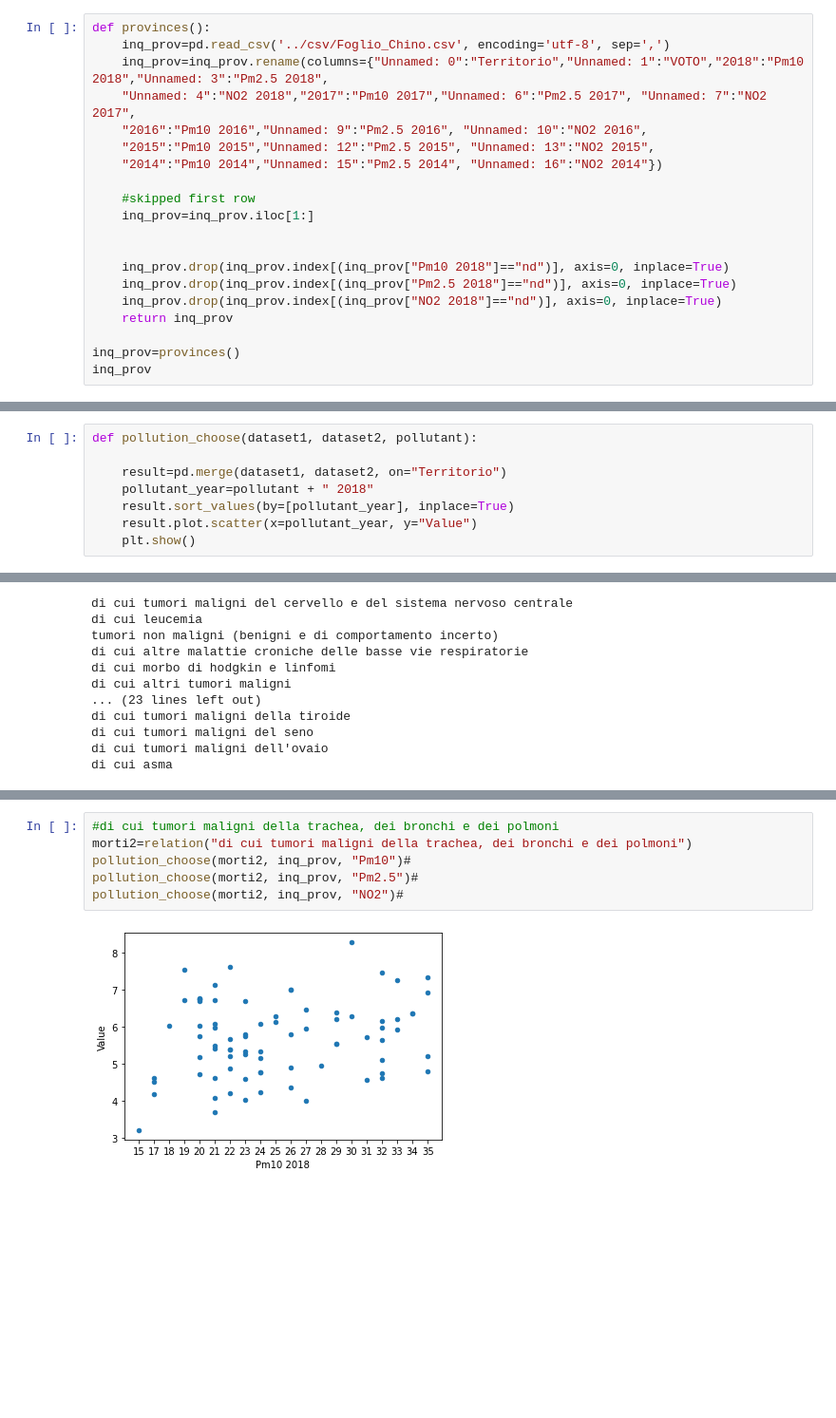
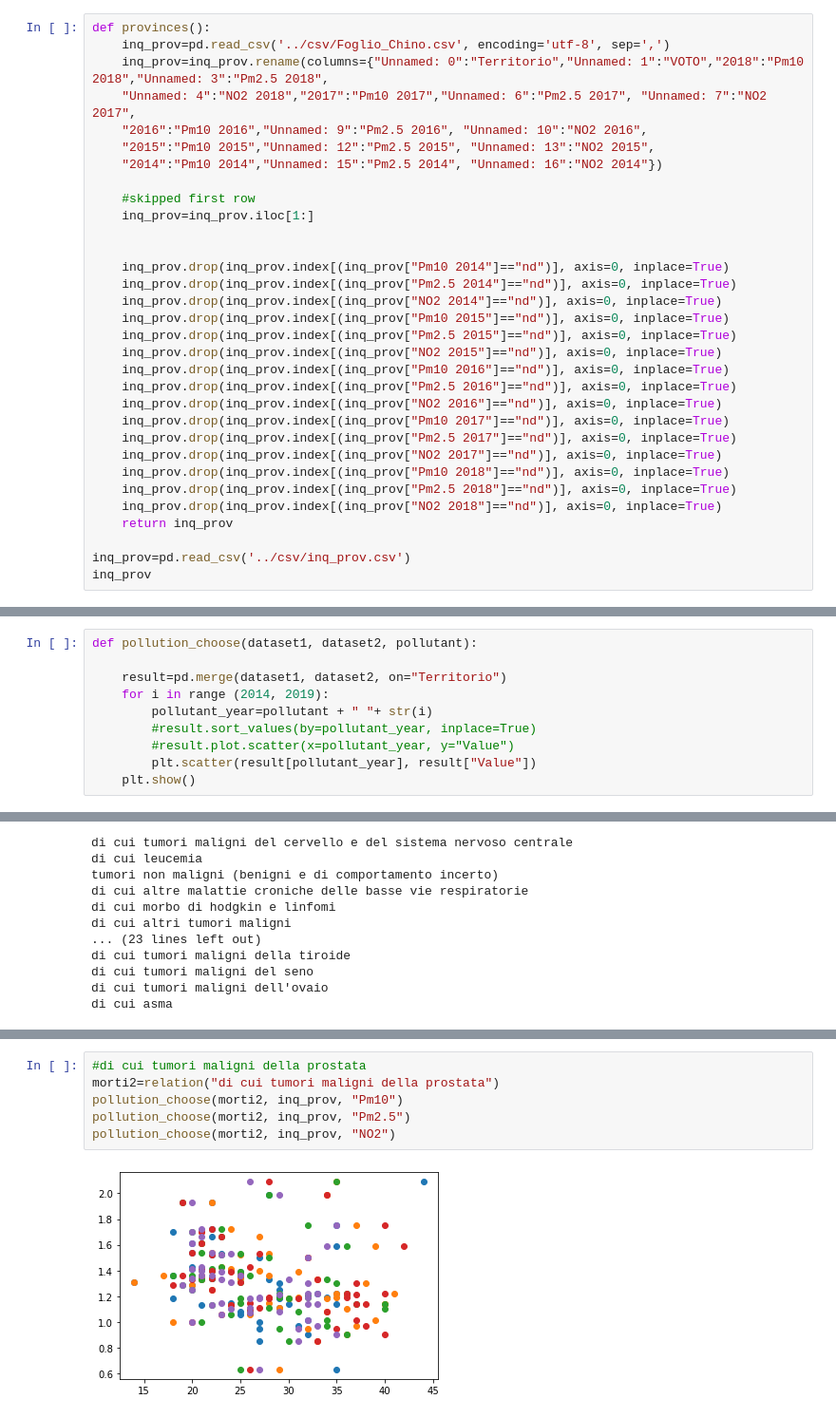
Before and after one commit to prometheus404/progetto_visualizzazione, a Jupyter notebook: disease_pollution_relation/disease_pollution_relation_provincial.ipynb, the cells around one changed output, grey strips where cells are left out. Shown at 95% size. Drawn from its saved outputs; the diff is of its cells as text; blank space fills up the shorter version.

Commit message:
disease provincial relations

```diff
--- a/disease_pollution_relation/disease_pollution_relation_provincial.ipynb
+++ b/disease_pollution_relation/disease_pollution_relation_provincial.ipynb
@@ -23,11 +23,23 @@ def provinces():
     inq_prov=inq_prov.iloc[1:]
 
 
+    inq_prov.drop(inq_prov.index[(inq_prov["Pm10 2014"]=="nd")], axis=0, inplace=True)
+    inq_prov.drop(inq_prov.index[(inq_prov["Pm2.5 2014"]=="nd")], axis=0, inplace=True)
+    inq_prov.drop(inq_prov.index[(inq_prov["NO2 2014"]=="nd")], axis=0, inplace=True)
+    inq_prov.drop(inq_prov.index[(inq_prov["Pm10 2015"]=="nd")], axis=0, inplace=True)
+    inq_prov.drop(inq_prov.index[(inq_prov["Pm2.5 2015"]=="nd")], axis=0, inplace=True)
+    inq_prov.drop(inq_prov.index[(inq_prov["NO2 2015"]=="nd")], axis=0, inplace=True)
+    inq_prov.drop(inq_prov.index[(inq_prov["Pm10 2016"]=="nd")], axis=0, inplace=True)
+    inq_prov.drop(inq_prov.index[(inq_prov["Pm2.5 2016"]=="nd")], axis=0, inplace=True)
+    inq_prov.drop(inq_prov.index[(inq_prov["NO2 2016"]=="nd")], axis=0, inplace=True)
+    inq_prov.drop(inq_prov.index[(inq_prov["Pm10 2017"]=="nd")], axis=0, inplace=True)
+    inq_prov.drop(inq_prov.index[(inq_prov["Pm2.5 2017"]=="nd")], axis=0, inplace=True)
+    inq_prov.drop(inq_prov.index[(inq_prov["NO2 2017"]=="nd")], axis=0, inplace=True)
     inq_prov.drop(inq_prov.index[(inq_prov["Pm10 2018"]=="nd")], axis=0, inplace=True)
     inq_prov.drop(inq_prov.index[(inq_prov["Pm2.5 2018"]=="nd")], axis=0, inplace=True)
     inq_prov.drop(inq_prov.index[(inq_prov["NO2 2018"]=="nd")], axis=0, inplace=True)
     return inq_prov
 
-inq_prov=provinces()
+inq_prov=pd.read_csv('../csv/inq_prov.csv')
 inq_prov
 # %% [output]
@@ -48,7 +64,9 @@ inq_prov
 def pollution_choose(dataset1, dataset2, pollutant):
 
     result=pd.merge(dataset1, dataset2, on="Territorio")
-    pollutant_year=pollutant + " 2018"
-    result.sort_values(by=[pollutant_year], inplace=True)
-    result.plot.scatter(x=pollutant_year, y="Value")
+    for i in range (2014, 2019):
+        pollutant_year=pollutant + " "+ str(i)
+        #result.sort_values(by=pollutant_year, inplace=True)
+        #result.plot.scatter(x=pollutant_year, y="Value")
+        plt.scatter(result[pollutant_year], result["Value"])
     plt.show()
@@ -88,8 +110,8 @@ pollution_choose(morti, inq_prov, "Pm2.5")
 # %%
-#di cui tumori maligni della trachea, dei bronchi e dei polmoni
-morti2=relation("di cui tumori maligni della trachea, dei bronchi e dei polmoni")
-pollution_choose(morti2, inq_prov, "Pm10")#
-pollution_choose(morti2, inq_prov, "Pm2.5")#
-pollution_choose(morti2, inq_prov, "NO2")#
+#di cui tumori maligni della prostata
+morti2=relation("di cui tumori maligni della prostata")
+pollution_choose(morti2, inq_prov, "Pm10")
+pollution_choose(morti2, inq_prov, "Pm2.5")
+pollution_choose(morti2, inq_prov, "NO2")
 # %% [output]
-[figure, old version]
+[figure, new version]
```
Also changed, not shown: parts of 52 cells of this notebook.
